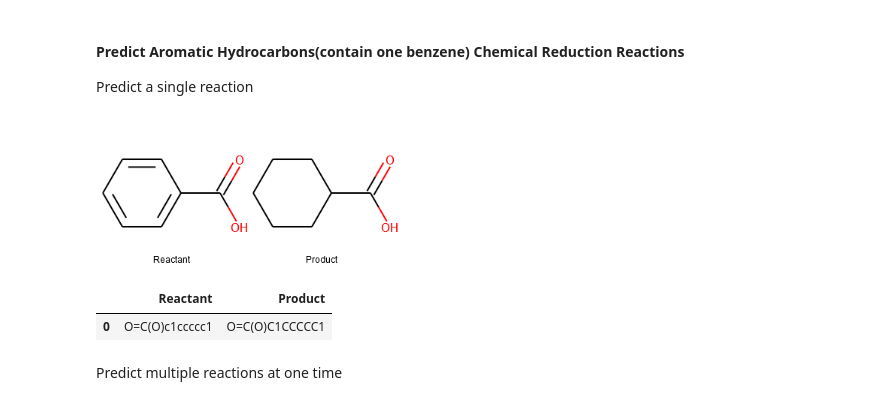
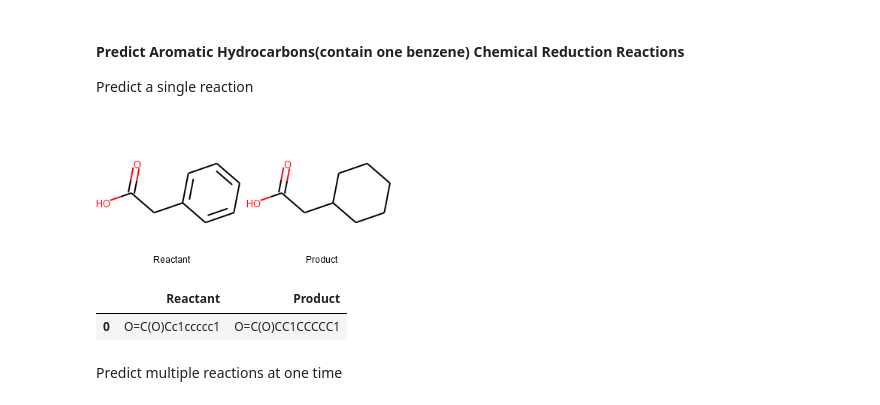
Before and after one commit to UWDIRECT-2019/DarKnight, a Jupyter notebook: example/DarKnight_Usage.ipynb, the cells around one changed output. Saved outputs shown, nothing was run; the diff lists cells and outputs as text; code cells hidden in the pictures.

```diff
--- a/example/DarKnight_Usage.ipynb
+++ b/example/DarKnight_Usage.ipynb
@@ -27,12 +26,12 @@ PathT = np.load('../models/Triple_Path_Vec.npy')
 #### Predict Aromatic Hydrocarbons(contain one benzene) Chemical Reduction Reactions
 Predict a single reaction
 # %%
-smi = 'O=C(O)c1ccccc1'
+smi = 'O=C(O)Cc1ccccc1'
 functions.output_single_prod(smi,model,PathB)
 # %% [output]
-[figure, old version]
+[figure, new version]
 |  | Reactant | Product |
-| 0 | O=C(O)c1ccccc1 | O=C(O)C1CCCCC1 |
+| 0 | O=C(O)Cc1ccccc1 | O=C(O)CC1CCCCC1 |
 # %% [markdown]
 Predict multiple reactions at one time
 # %%
```
Also changed, not shown: parts of 7 cells of this notebook.
